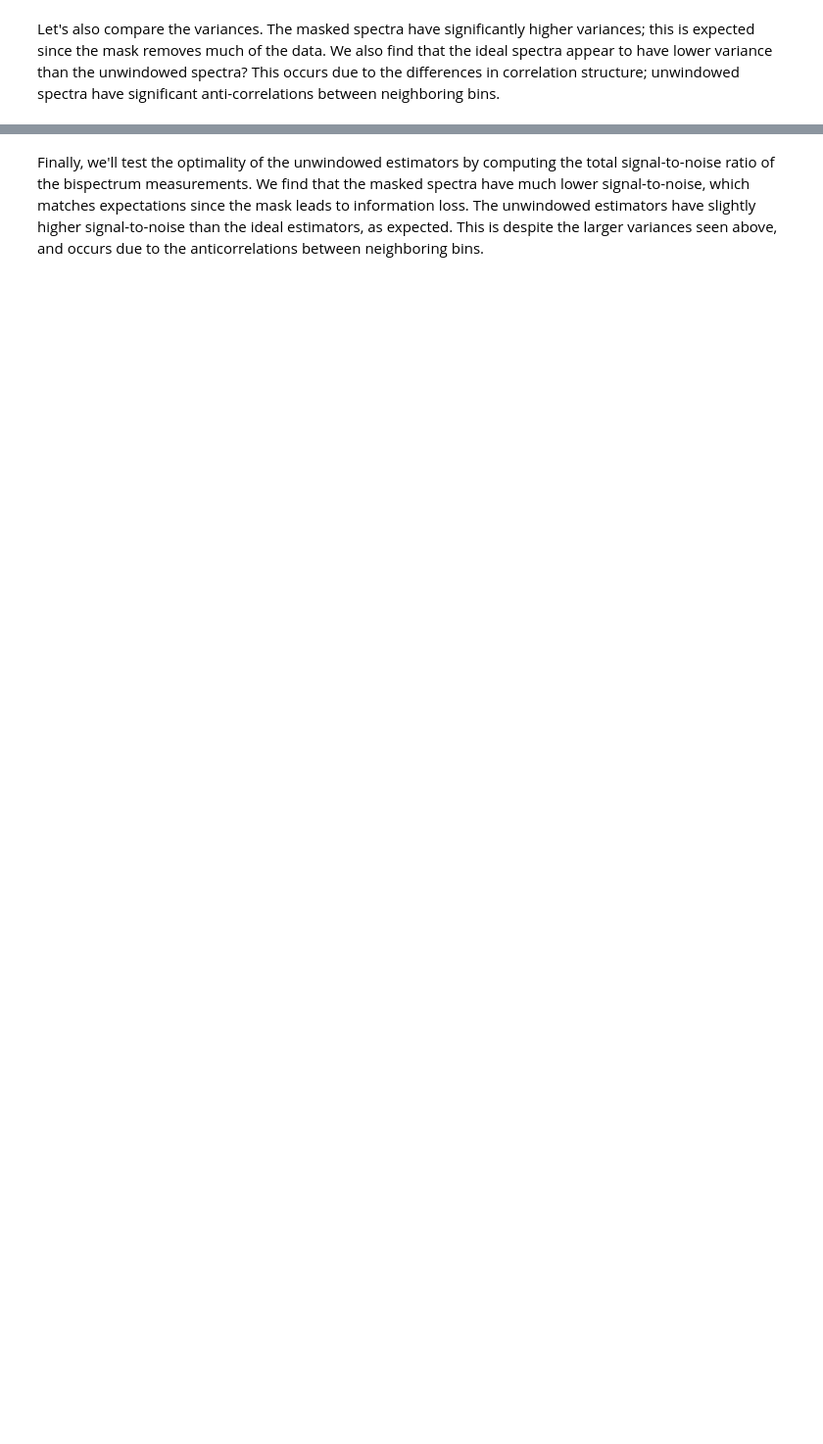
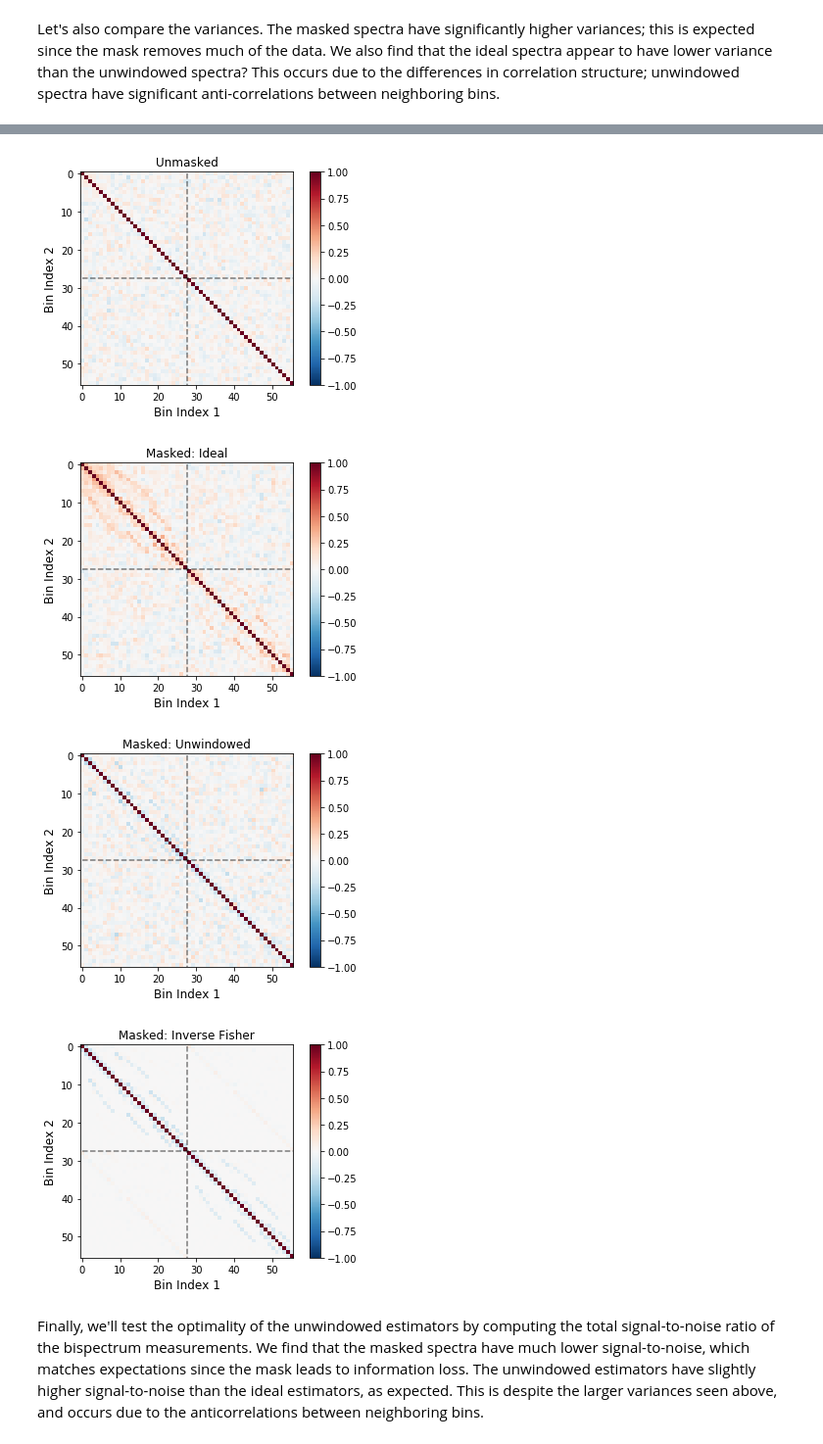
Before and after one commit to oliverphilcox/PolyBin3D, a Jupyter notebook: Tutorial 5 - Validating the Unwindowed Bk Estimators.ipynb, the cells around one changed output, grey strips where cells are left out. Shown at 98% size. Saved outputs shown, nothing was run; the diff lists cells and outputs as text; code cells hidden in the pictures; blank space fills up the shorter version.

```diff
--- a/Tutorial 5 - Validating the Unwindowed Bk Estimators.ipynb
+++ b/Tutorial 5 - Validating the Unwindowed Bk Estimators.ipynb
@@ -367,16 +389,22 @@ Let's also compare the covariances. We find that the unmasked spectra are approx
 # %%
 def compute_cov(Bs):
     """Compute the covariance matrix from a set of bispectra."""
     B_stack = np.asarray([np.concatenate([B['b0'],B['b2']]) for B in Bs])
     return np.cov(B_stack.T)
 
 cov_unmasked = compute_cov(Bks_unmasked)
 cov_masked_ideal = compute_cov(Bks_masked_ideal)
 cov_masked_unwindowed = compute_cov(Bks_masked_unwindowed)
 
 plot_corr(cov_unmasked, subtract_identity=0, title='Unmasked')
 plot_corr(cov_masked_ideal, subtract_identity=0, title='Masked: Ideal')
 plot_corr(cov_masked_unwindowed, subtract_identity=0, title='Masked: Unwindowed')
+plot_corr(bspec.inv_fish, subtract_identity=0, title='Masked: Inverse Fisher')
+# %% [output]
+[figure, added]
+[figure, added]
+[figure, added]
+[figure, added]
 # %% [markdown]
 Finally, we'll test the optimality of the unwindowed estimators by computing the total signal-to-noise ratio of the bispectrum measurements. We find that the masked spectra have much lower signal-to-noise, which matches expectations since the mask leads to information loss. The unwindowed estimators have slightly higher signal-to-noise than the ideal estimators, as expected. This is despite the larger variances seen above, and occurs due to the anticorrelations between neighboring bins.
 # %%
```
Also changed, not shown: parts of 7 cells of this notebook.
